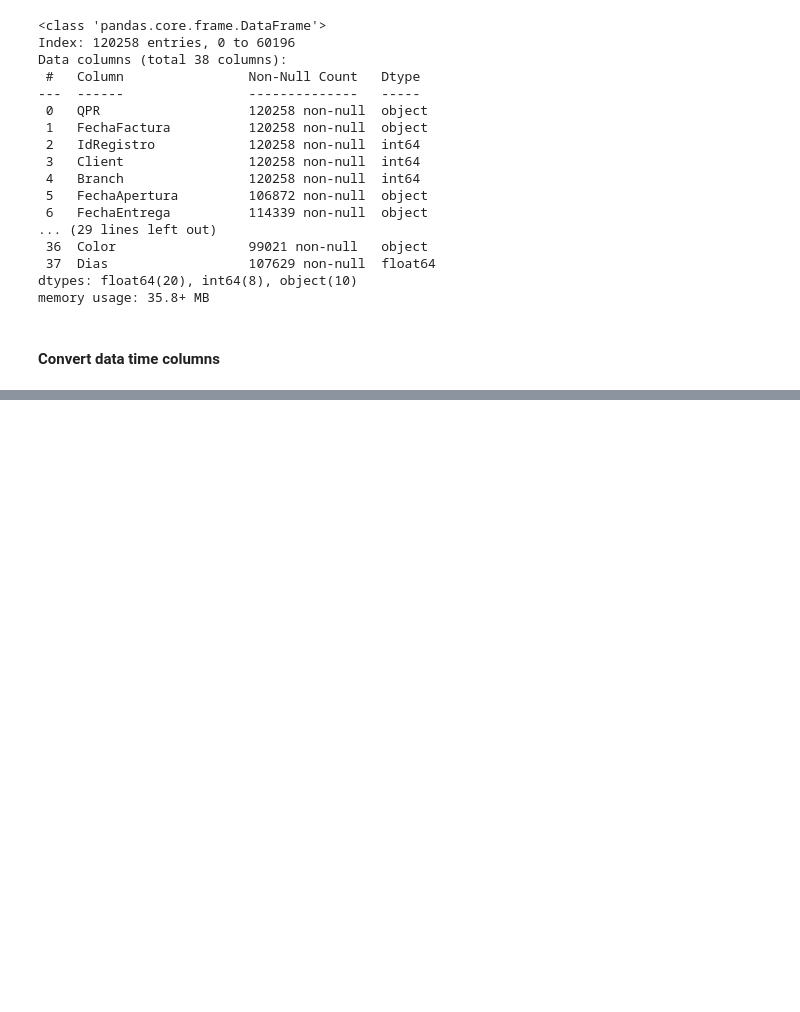
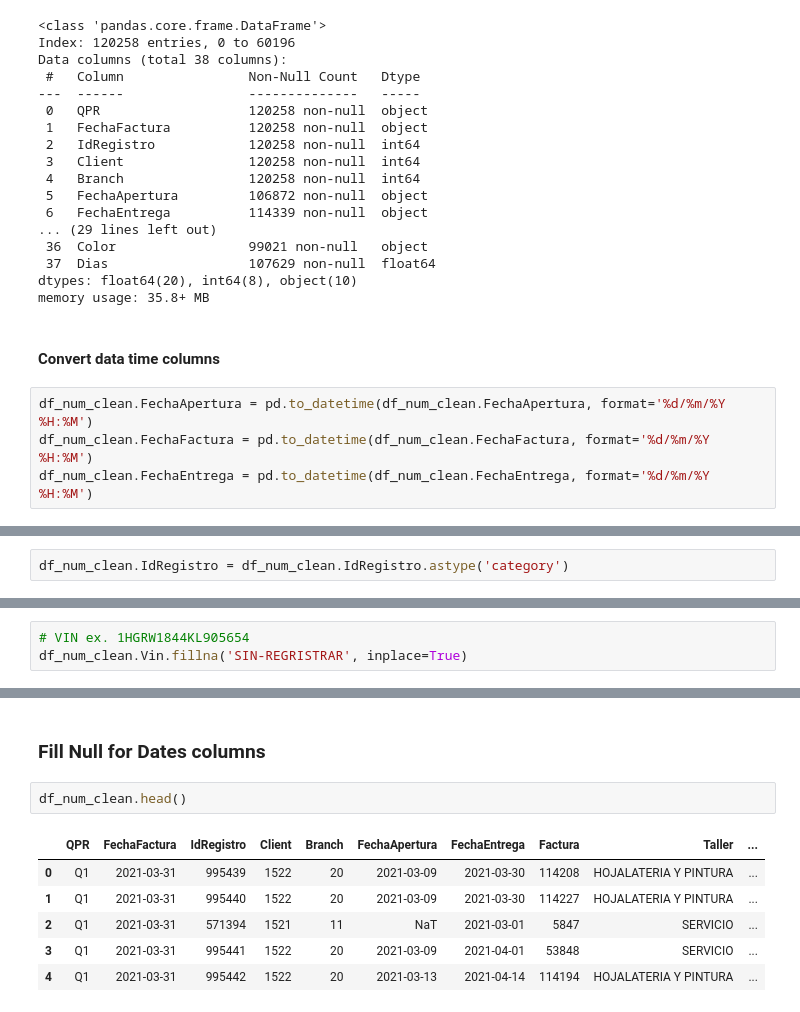
Before and after one commit to DRPproton/dealer_analysis, a Jupyter notebook: prueba.ipynb, the cells around one changed output, grey strips where cells are left out. Drawn from its saved outputs; the diff is of its cells as text; blank space fills up the shorter version.

Commit message:
data clean

```diff
--- a/prueba.ipynb
+++ b/prueba.ipynb
@@ -158,3 +179,7 @@ dtypes: float64(20), int64(8), object(10)
 memory usage: 35.8+ MB
 # %% [markdown]
 #### Convert data time columns
+# %%
+df_num_clean.FechaApertura = pd.to_datetime(df_num_clean.FechaApertura, format='%d/%m/%Y %H:%M')
+df_num_clean.FechaFactura = pd.to_datetime(df_num_clean.FechaFactura, format='%d/%m/%Y %H:%M')
+df_num_clean.FechaEntrega = pd.to_datetime(df_num_clean.FechaEntrega, format='%d/%m/%Y %H:%M')
@@ -160,0 +188,2 @@ memory usage: 35.8+ MB
+# %%
+df_num_clean.IdRegistro = df_num_clean.IdRegistro.astype('category')
@@ -160,0 +224,3 @@ memory usage: 35.8+ MB
+# %%
+# VIN ex. 1HGRW1844KL905654
+df_num_clean.Vin.fillna('SIN-REGRISTRAR', inplace=True)
@@ -160,0 +247,11 @@ memory usage: 35.8+ MB
+# %% [markdown]
+### Fill Null for Dates columns
+# %%
+df_num_clean.head()
+# %% [output]
+|  | QPR | FechaFactura | IdRegistro | Client | Branch | FechaApertura | FechaEntrega | Factura | Taller | ... |
+| 0 | Q1 | 2021-03-31 | 995439 | 1522 | 20 | 2021-03-09 | 2021-03-30 | 114208 | HOJALATERIA Y PINTURA | ... |
+| 1 | Q1 | 2021-03-31 | 995440 | 1522 | 20 | 2021-03-09 | 2021-03-30 | 114227 | HOJALATERIA Y PINTURA | ... |
+| 2 | Q1 | 2021-03-31 | 571394 | 1521 | 11 | NaT | 2021-03-01 | 5847 | SERVICIO | ... |
+| 3 | Q1 | 2021-03-31 | 995441 | 1522 | 20 | 2021-03-09 | 2021-04-01 | 53848 | SERVICIO | ... |
+| 4 | Q1 | 2021-03-31 | 995442 | 1522 | 20 | 2021-03-13 | 2021-04-14 | 114194 | HOJALATERIA Y PINTURA | ... |
```
Also changed, not shown: parts of 35 cells of this notebook.
